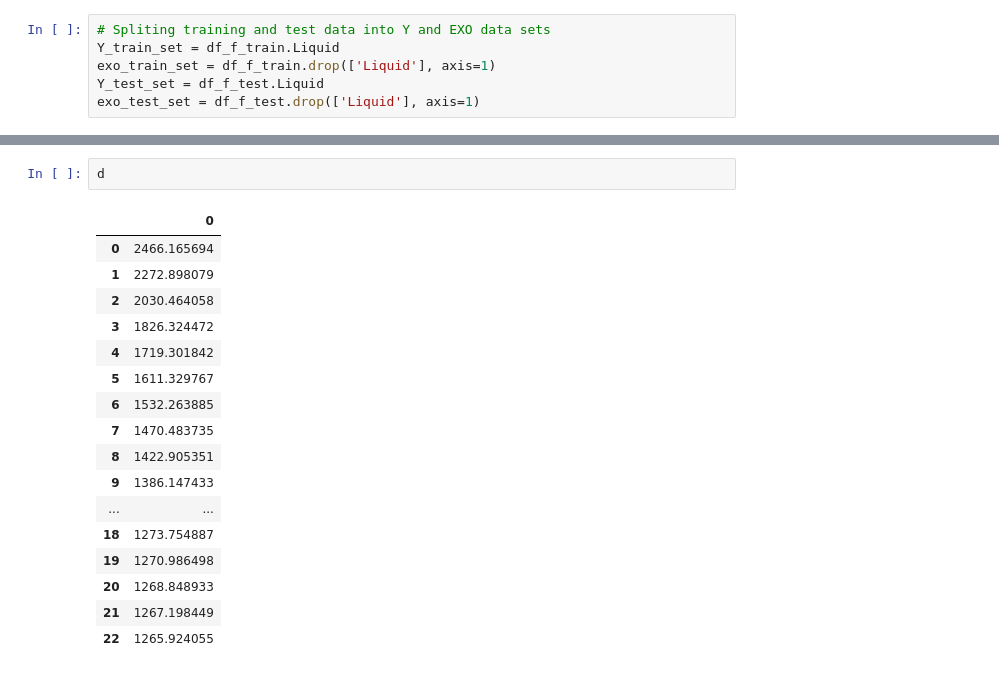
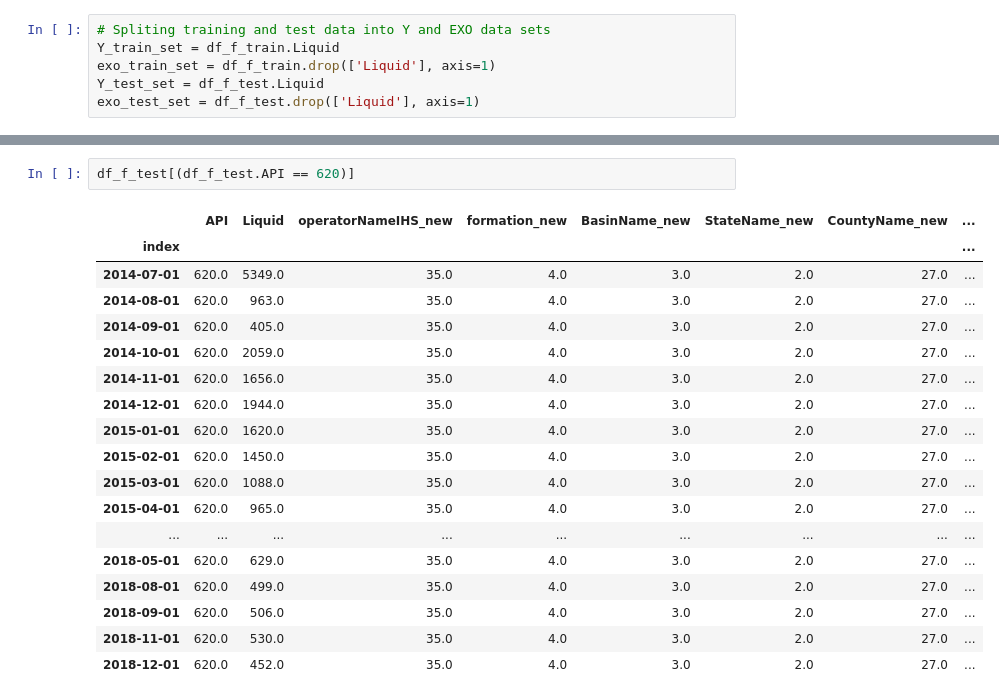
Before and after one commit to Dnbg1982/Oil-Gas-Projects, a Jupyter notebook: Reservoir Engineering/Notebooks/Oil_produc_forecasting.ipynb, the cells around one changed output, grey strips where cells are left out. Saved outputs shown, nothing was run; the diff lists cells and outputs as text.

```diff
--- a/Reservoir Engineering/Notebooks/Oil_produc_forecasting.ipynb
+++ b/Reservoir Engineering/Notebooks/Oil_produc_forecasting.ipynb
@@ -535,20 +598,21 @@ d = pd.DataFrame(mod_auar_li.predict(n_periods=len(exo_test_set_d[(exo_test_set_
-# %%
-d
-# %% [output]
-|  | 0 |
-| 0 | 2466.165694 |
-| 1 | 2272.898079 |
-| 2 | 2030.464058 |
-| 3 | 1826.324472 |
-| 4 | 1719.301842 |
-| 5 | 1611.329767 |
-| 6 | 1532.263885 |
-| 7 | 1470.483735 |
-| 8 | 1422.905351 |
-| 9 | 1386.147433 |
-| ... | ... |
-| 18 | 1273.754887 |
-| 19 | 1270.986498 |
-| 20 | 1268.848933 |
-| 21 | 1267.198449 |
-| 22 | 1265.924055 |
+# %%
+df_f_test[(df_f_test.API == 620)]
+# %% [output]
+|  | API | Liquid | operatorNameIHS_new | formation_new | BasinName_new | StateName_new | CountyName_new | ... |
+| index |  |  |  |  |  |  |  | ... |
+| 2014-07-01 | 620.0 | 5349.0 | 35.0 | 4.0 | 3.0 | 2.0 | 27.0 | ... |
+| 2014-08-01 | 620.0 | 963.0 | 35.0 | 4.0 | 3.0 | 2.0 | 27.0 | ... |
+| 2014-09-01 | 620.0 | 405.0 | 35.0 | 4.0 | 3.0 | 2.0 | 27.0 | ... |
+| 2014-10-01 | 620.0 | 2059.0 | 35.0 | 4.0 | 3.0 | 2.0 | 27.0 | ... |
+| 2014-11-01 | 620.0 | 1656.0 | 35.0 | 4.0 | 3.0 | 2.0 | 27.0 | ... |
+| 2014-12-01 | 620.0 | 1944.0 | 35.0 | 4.0 | 3.0 | 2.0 | 27.0 | ... |
+| 2015-01-01 | 620.0 | 1620.0 | 35.0 | 4.0 | 3.0 | 2.0 | 27.0 | ... |
+| 2015-02-01 | 620.0 | 1450.0 | 35.0 | 4.0 | 3.0 | 2.0 | 27.0 | ... |
+| 2015-03-01 | 620.0 | 1088.0 | 35.0 | 4.0 | 3.0 | 2.0 | 27.0 | ... |
+| 2015-04-01 | 620.0 | 965.0 | 35.0 | 4.0 | 3.0 | 2.0 | 27.0 | ... |
+| ... | ... | ... | ... | ... | ... | ... | ... | ... |
+| 2018-05-01 | 620.0 | 629.0 | 35.0 | 4.0 | 3.0 | 2.0 | 27.0 | ... |
+| 2018-08-01 | 620.0 | 499.0 | 35.0 | 4.0 | 3.0 | 2.0 | 27.0 | ... |
+| 2018-09-01 | 620.0 | 506.0 | 35.0 | 4.0 | 3.0 | 2.0 | 27.0 | ... |
+| 2018-11-01 | 620.0 | 530.0 | 35.0 | 4.0 | 3.0 | 2.0 | 27.0 | ... |
+| 2018-12-01 | 620.0 | 452.0 | 35.0 | 4.0 | 3.0 | 2.0 | 27.0 | ... |
```
Also changed, not shown: parts of 21 cells of this notebook, 1 other file.
